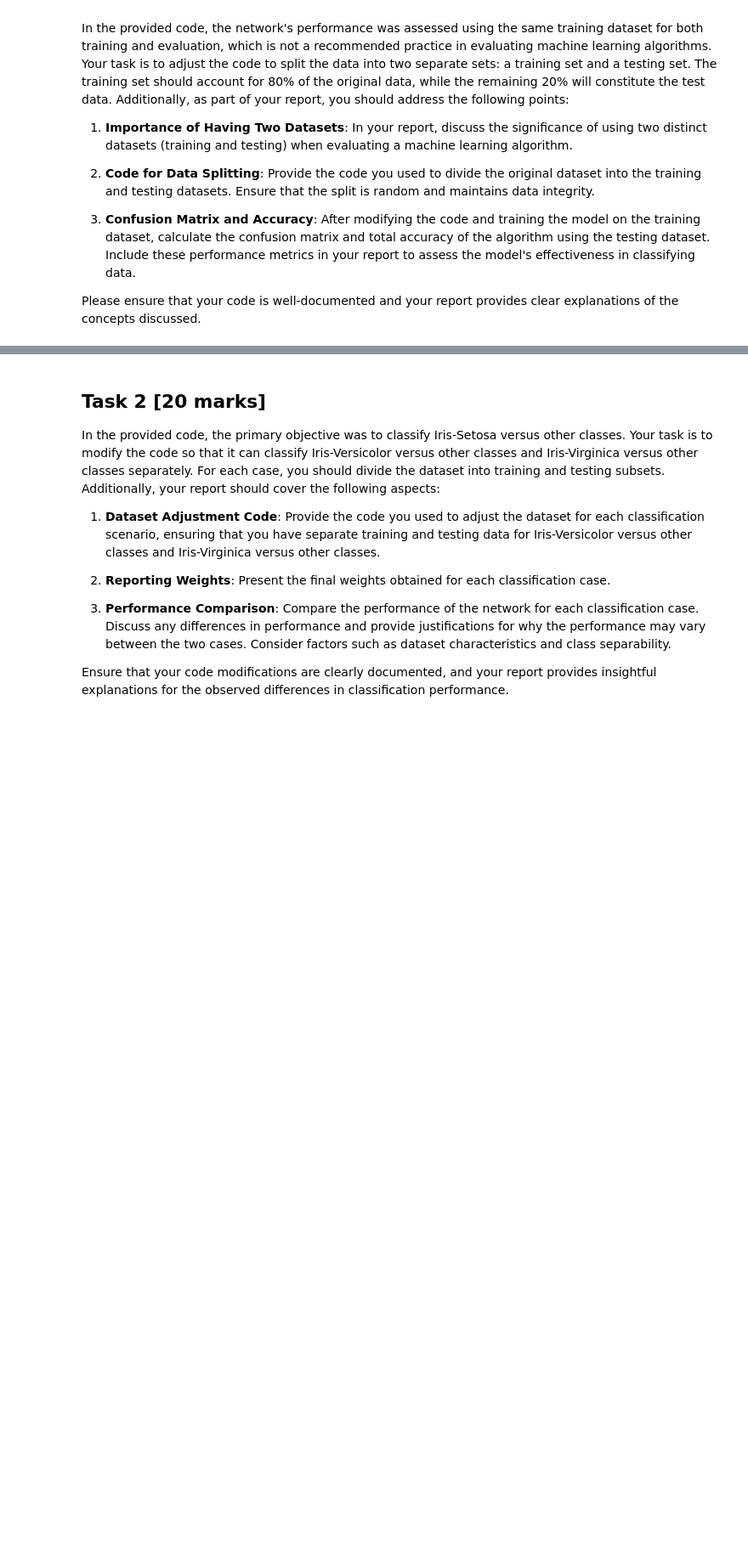
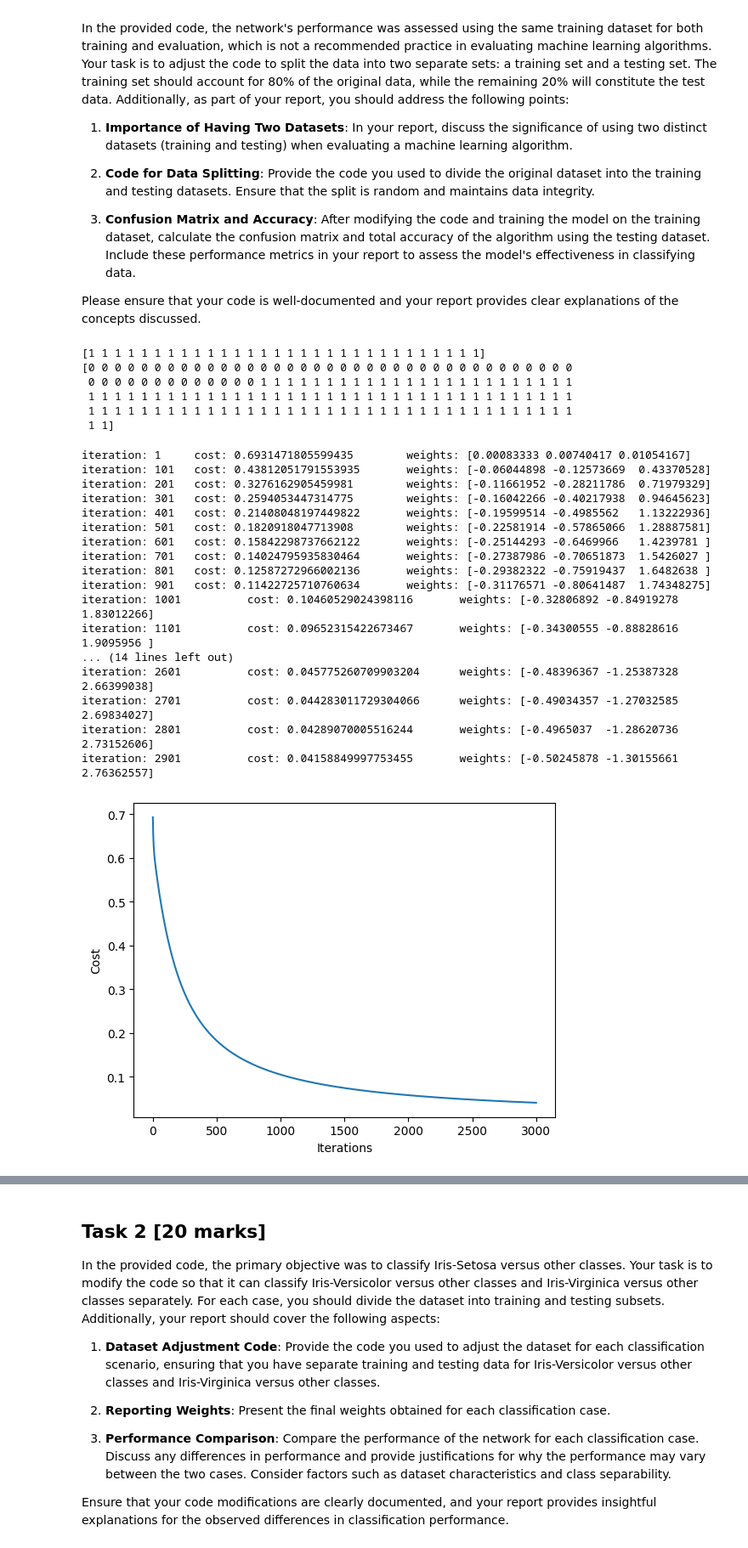
Before and after one commit to RandomCloneTrooper/ML, a Jupyter notebook: 04_ML_Logistic.ipynb, the cells around one changed output, grey strips where cells are left out. Shown at 85% size. Drawn from its saved outputs; the diff is of its cells as text; code cells hidden in the pictures; blank space fills up the shorter version.

```diff
--- a/04_ML_Logistic.ipynb
+++ b/04_ML_Logistic.ipynb
@@ -237,3 +239,38 @@ In the provided code, the network's performance was assessed using the same trai
 3. **Confusion Matrix and Accuracy**: After modifying the code and training the model on the training dataset, calculate the confusion matrix and total accuracy of the algorithm using the testing dataset. Include these performance metrics in your report to assess the model's effectiveness in classifying data.
 
 Please ensure that your code is well-documented and your report provides clear explanations of the concepts discussed.
+# %%
+X_split = np.split(X, [8*len(X)//10, len(X)])
+y_split = np.split(y, [8*len(y)//10, len(y)])
+print(y_split[1])
+print(y)
+# %% [output]
+[1 1 1 1 1 1 1 1 1 1 1 1 1 1 1 1 1 1 1 1 1 1 1 1 1 1 1 1 1 1]
+[0 0 0 0 0 0 0 0 0 0 0 0 0 0 0 0 0 0 0 0 0 0 0 0 0 0 0 0 0 0 0 0 0 0 0 0 0
+ 0 0 0 0 0 0 0 0 0 0 0 0 0 1 1 1 1 1 1 1 1 1 1 1 1 1 1 1 1 1 1 1 1 1 1 1 1
+ 1 1 1 1 1 1 1 1 1 1 1 1 1 1 1 1 1 1 1 1 1 1 1 1 1 1 1 1 1 1 1 1 1 1 1 1 1
+ 1 1 1 1 1 1 1 1 1 1 1 1 1 1 1 1 1 1 1 1 1 1 1 1 1 1 1 1 1 1 1 1 1 1 1 1 1
+ 1 1]
+# %%
+alpha = 0.01
+num_iter = 3000
+model_weights = fit(alpha, num_iter, X_split[0],y_split[0])
+# %% [output]
+iteration: 1     cost: 0.6931471805599435        weights: [0.00083333 0.00740417 0.01054167]
+iteration: 101   cost: 0.43812051791553935       weights: [-0.06044898 -0.12573669  0.43370528]
+iteration: 201   cost: 0.3276162905459981        weights: [-0.11661952 -0.28211786  0.71979329]
+iteration: 301   cost: 0.2594053447314775        weights: [-0.16042266 -0.40217938  0.94645623]
+iteration: 401   cost: 0.21408048197449822       weights: [-0.19599514 -0.4985562   1.13222936]
+iteration: 501   cost: 0.1820918047713908        weights: [-0.22581914 -0.57865066  1.28887581]
+iteration: 601   cost: 0.15842298737662122       weights: [-0.25144293 -0.6469966   1.4239781 ]
+iteration: 701   cost: 0.14024795935830464       weights: [-0.27387986 -0.70651873  1.5426027 ]
+iteration: 801   cost: 0.12587272966002136       weights: [-0.29382322 -0.75919437  1.6482638 ]
+iteration: 901   cost: 0.11422725710760634       weights: [-0.31176571 -0.80641487  1.74348275]
+iteration: 1001          cost: 0.10460529024398116       weights: [-0.32806892 -0.84919278  1.83012266]
+iteration: 1101          cost: 0.09652315422673467       weights: [-0.34300555 -0.88828616  1.9095956 ]
+... (14 lines left out)
+iteration: 2601          cost: 0.045775260709903204      weights: [-0.48396367 -1.25387328  2.66399038]
+iteration: 2701          cost: 0.044283011729304066      weights: [-0.49034357 -1.27032585  2.69834027]
+iteration: 2801          cost: 0.04289070005516244       weights: [-0.4965037  -1.28620736  2.73152606]
+iteration: 2901          cost: 0.04158849997753455       weights: [-0.50245878 -1.30155661  2.76362557]
+[figure, added]
```
Also changed, not shown: parts of 3 cells of this notebook.
